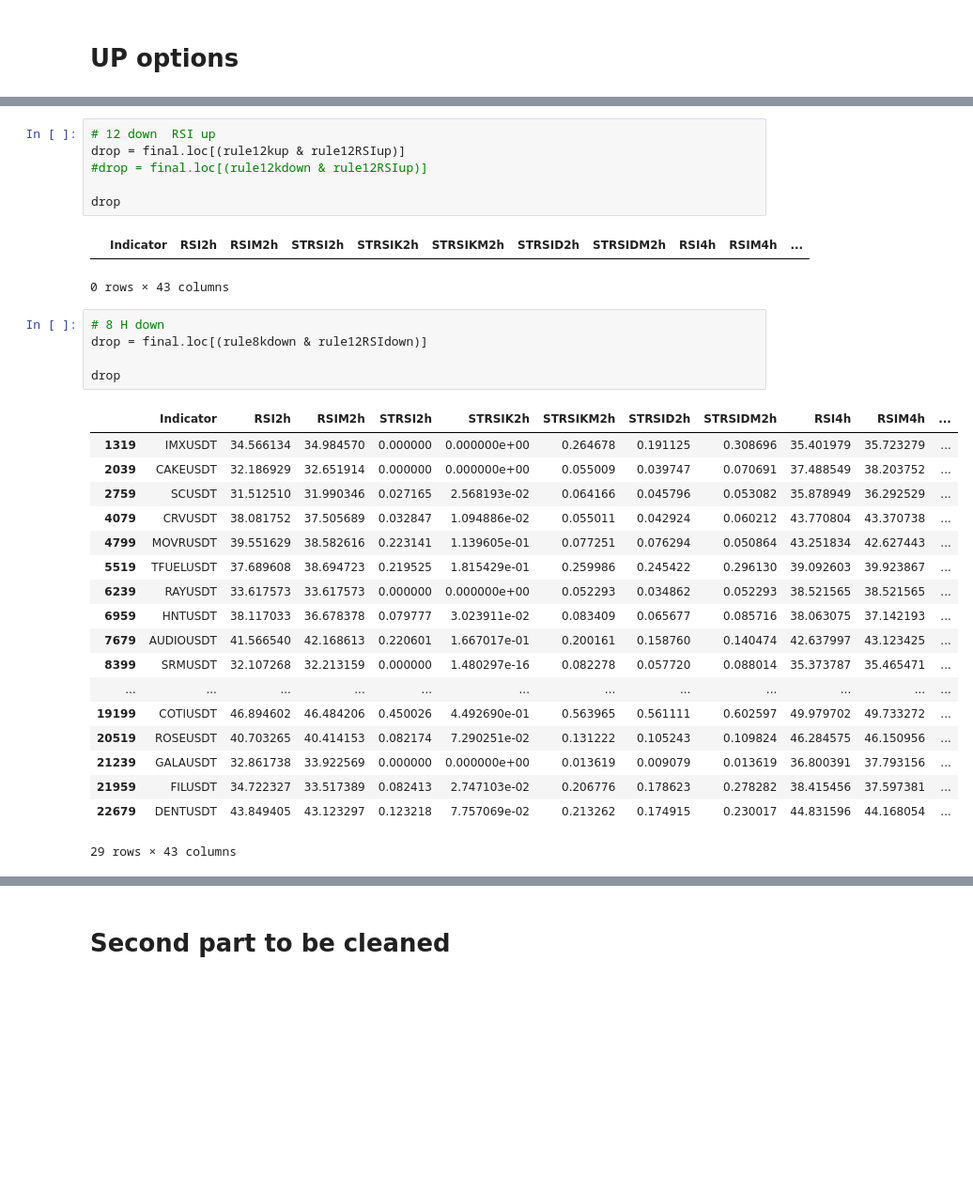
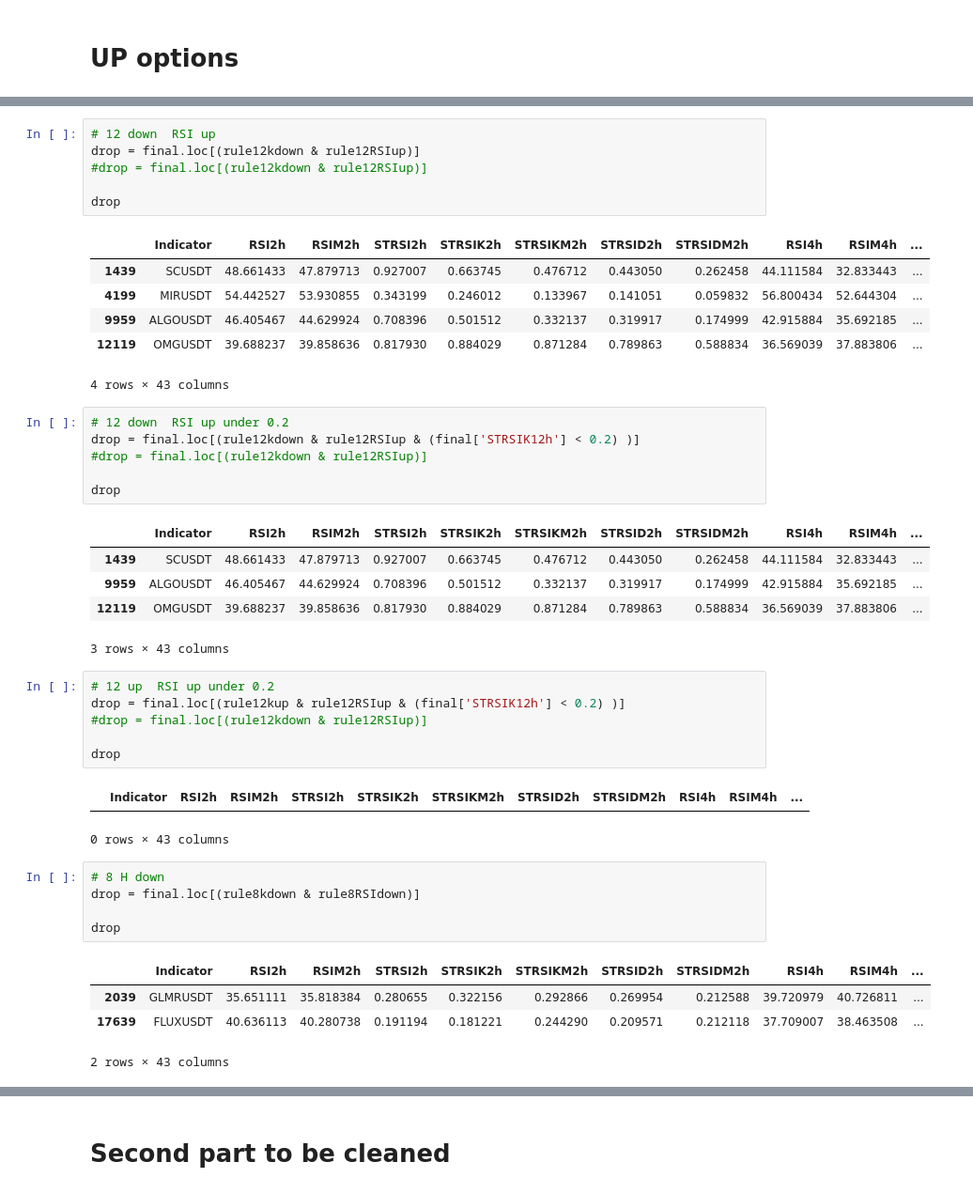
Before and after one commit to hjabbour/ML, a Jupyter notebook: HLST-FIXLIST-Direction.ipynb, the cells around one changed output, grey strips where cells are left out. Shown at 94% size. Saved outputs shown, nothing was run; the diff lists cells and outputs as text; blank space fills up the shorter version.

```diff
--- a/HLST-FIXLIST-Direction.ipynb
+++ b/HLST-FIXLIST-Direction.ipynb
@@ -484,34 +554,45 @@ drop
 # %%
 # 12 down  RSI up
-drop = final.loc[(rule12kup & rule12RSIup)]
+drop = final.loc[(rule12kdown & rule12RSIup)]
 #drop = final.loc[(rule12kdown & rule12RSIup)]
 
 drop
 # %% [output]
 |  | Indicator | RSI2h | RSIM2h | STRSI2h | STRSIK2h | STRSIKM2h | STRSID2h | STRSIDM2h | RSI4h | RSIM4h | ... |
+| 1439 | SCUSDT | 48.661433 | 47.879713 | 0.927007 | 0.663745 | 0.476712 | 0.443050 | 0.262458 | 44.111584 | 32.833443 | ... |
+| 4199 | MIRUSDT | 54.442527 | 53.930855 | 0.343199 | 0.246012 | 0.133967 | 0.141051 | 0.059832 | 56.800434 | 52.644304 | ... |
+| 9959 | ALGOUSDT | 46.405467 | 44.629924 | 0.708396 | 0.501512 | 0.332137 | 0.319917 | 0.174999 | 42.915884 | 35.692185 | ... |
+| 12119 | OMGUSDT | 39.688237 | 39.858636 | 0.817930 | 0.884029 | 0.871284 | 0.789863 | 0.588834 | 36.569039 | 37.883806 | ... |
-0 rows × 43 columns
+4 rows × 43 columns
+# %%
+# 12 down  RSI up under 0.2
+drop = final.loc[(rule12kdown & rule12RSIup & (final['STRSIK12h'] < 0.2) )]
+#drop = final.loc[(rule12kdown & rule12RSIup)]
+
+drop
+# %% [output]
+|  | Indicator | RSI2h | RSIM2h | STRSI2h | STRSIK2h | STRSIKM2h | STRSID2h | STRSIDM2h | RSI4h | RSIM4h | ... |
+| 1439 | SCUSDT | 48.661433 | 47.879713 | 0.927007 | 0.663745 | 0.476712 | 0.443050 | 0.262458 | 44.111584 | 32.833443 | ... |
+| 9959 | ALGOUSDT | 46.405467 | 44.629924 | 0.708396 | 0.501512 | 0.332137 | 0.319917 | 0.174999 | 42.915884 | 35.692185 | ... |
+| 12119 | OMGUSDT | 39.688237 | 39.858636 | 0.817930 | 0.884029 | 0.871284 | 0.789863 | 0.588834 | 36.569039 | 37.883806 | ... |
+3 rows × 43 columns
+# %%
+# 12 up  RSI up under 0.2
+drop = final.loc[(rule12kup & rule12RSIup & (final['STRSIK12h'] < 0.2) )]
+#drop = final.loc[(rule12kdown & rule12RSIup)]
+
+drop
+# %% [output]
+|  | Indicator | RSI2h | RSIM2h | STRSI2h | STRSIK2h | STRSIKM2h | STRSID2h | STRSIDM2h | RSI4h | RSIM4h | ... |
+0 rows × 43 columns
 # %%
 # 8 H down
-drop = final.loc[(rule8kdown & rule12RSIdown)]
+drop = final.loc[(rule8kdown & rule8RSIdown)]
 
 drop
 # %% [output]
 |  | Indicator | RSI2h | RSIM2h | STRSI2h | STRSIK2h | STRSIKM2h | STRSID2h | STRSIDM2h | RSI4h | RSIM4h | ... |
-| 1319 | IMXUSDT | 34.566134 | 34.984570 | 0.000000 | 0.000000e+00 | 0.264678 | 0.191125 | 0.308696 | 35.401979 | 35.723279 | ... |
-| 2039 | CAKEUSDT | 32.186929 | 32.651914 | 0.000000 | 0.000000e+00 | 0.055009 | 0.039747 | 0.070691 | 37.488549 | 38.203752 | ... |
-| 2759 | SCUSDT | 31.512510 | 31.990346 | 0.027165 | 2.568193e-02 | 0.064166 | 0.045796 | 0.053082 | 35.878949 | 36.292529 | ... |
-| 4079 | CRVUSDT | 38.081752 | 37.505689 | 0.032847 | 1.094886e-02 | 0.055011 | 0.042924 | 0.060212 | 43.770804 | 43.370738 | ... |
-| 4799 | MOVRUSDT | 39.551629 | 38.582616 | 0.223141 | 1.139605e-01 | 0.077251 | 0.076294 | 0.050864 | 43.251834 | 42.627443 | ... |
-| 5519 | TFUELUSDT | 37.689608 | 38.694723 | 0.219525 | 1.815429e-01 | 0.259986 | 0.245422 | 0.296130 | 39.092603 | 39.923867 | ... |
-| 6239 | RAYUSDT | 33.617573 | 33.617573 | 0.000000 | 0.000000e+00 | 0.052293 | 0.034862 | 0.052293 | 38.521565 | 38.521565 | ... |
-| 6959 | HNTUSDT | 38.117033 | 36.678378 | 0.079777 | 3.023911e-02 | 0.083409 | 0.065677 | 0.085716 | 38.063075 | 37.142193 | ... |
-| 7679 | AUDIOUSDT | 41.566540 | 42.168613 | 0.220601 | 1.667017e-01 | 0.200161 | 0.158760 | 0.140474 | 42.637997 | 43.123425 | ... |
-| 8399 | SRMUSDT | 32.107268 | 32.213159 | 0.000000 | 1.480297e-16 | 0.082278 | 0.057720 | 0.088014 | 35.373787 | 35.465471 | ... |
-| ... | ... | ... | ... | ... | ... | ... | ... | ... | ... | ... | ... |
-| 19199 | COTIUSDT | 46.894602 | 46.484206 | 0.450026 | 4.492690e-01 | 0.563965 | 0.561111 | 0.602597 | 49.979702 | 49.733272 | ... |
-| 20519 | ROSEUSDT | 40.703265 | 40.414153 | 0.082174 | 7.290251e-02 | 0.131222 | 0.105243 | 0.109824 | 46.284575 | 46.150956 | ... |
-| 21239 | GALAUSDT | 32.861738 | 33.922569 | 0.000000 | 0.000000e+00 | 0.013619 | 0.009079 | 0.013619 | 36.800391 | 37.793156 | ... |
-| 21959 | FILUSDT | 34.722327 | 33.517389 | 0.082413 | 2.747103e-02 | 0.206776 | 0.178623 | 0.278282 | 38.415456 | 37.597381 | ... |
-| 22679 | DENTUSDT | 43.849405 | 43.123297 | 0.123218 | 7.757069e-02 | 0.213262 | 0.174915 | 0.230017 | 44.831596 | 44.168054 | ... |
+| 2039 | GLMRUSDT | 35.651111 | 35.818384 | 0.280655 | 0.322156 | 0.292866 | 0.269954 | 0.212588 | 39.720979 | 40.726811 | ... |
+| 17639 | FLUXUSDT | 40.636113 | 40.280738 | 0.191194 | 0.181221 | 0.244290 | 0.209571 | 0.212118 | 37.709007 | 38.463508 | ... |
-29 rows × 43 columns
+2 rows × 43 columns
 # %%
```
Also changed, not shown: parts of 38 cells of this notebook, 5 other files.
